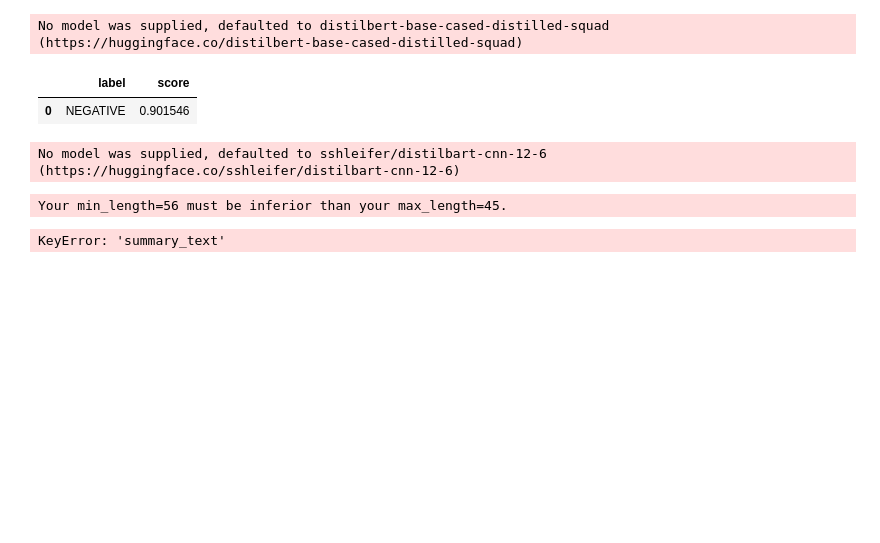
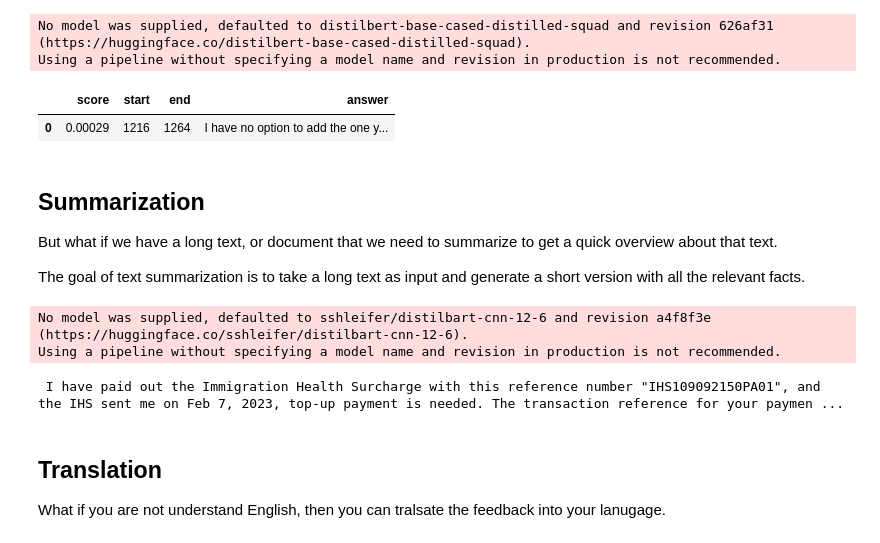
Before and after one commit to Abdelrahmanrezk/nlp_with_transformers, a Jupyter notebook: chapter_1/Hello Transformers.ipynb, the cells around one changed output. Saved outputs shown, nothing was run; the diff lists cells and outputs as text; code cells hidden in the pictures; blank space fills up the shorter version.

```diff
--- a/chapter_1/Hello Transformers.ipynb
+++ b/chapter_1/Hello Transformers.ipynb
@@ -21,0 +21,22 @@ pd.DataFrame(outputs)
+# %%
+text = """I have paid out the Immigration Health Surcharge with this reference number "IHS109092150PA01", and the IHS sent me an email 'The transaction reference for your payment of USD 3,950.41 is IHS109092150PA01|2023-01-26T11:05:00. On completion of your IHS application you will also be emailed a copy of your IHS reference number, which you will need for your immigration application.'
+
+I have attached a screenshot of the payment.
+
+
+But the Immigration health surcharge sends me on Feb 7, 2023, top-up payment is needed and the email format is quoted below:
+
+'Name: MR Abdelrahman Hamdy Rezk
+
+IHS reference number: IHS017333073
+
+A change has been made to the details you provided. You need to pay an additional payment of 3964.2 (USD) by 14 February 2023.'
+
+I have attached a screenshot of the email.
+
+
+So, you have asked me to pay on this reference number: IHS017333073 which has also been on my application, but I have paid out and you have sent me an email with the payment with this reference number: IHS109092150. So please try to solve this problem because they asked me to pay by 14 February 2023, and I already paid, and you have directed me to the next step of my application with another reference number, and I have no option to add the one you have sent me after the IHS payment, so you have to change my payment number of IHS to the IHS number mentioned in my application and you have asked me to pay for it.
+
+I have attached all screenshots required.
+
+"""
@@ -22,23 +102,28 @@ pd.DataFrame(outputs)
 # %%
 q_a = pipeline('question-answering')
-question = "What does the customer want ?"
+question = "What the problem with IHS ?"
+output = q_a(question=question, context=text)
+pd.DataFrame([output])
 # %% [output]
-No model was supplied, defaulted to distilbert-base-cased-distilled-squad (https://huggingface.co/distilbert-base-cased-distilled-squad)
+No model was supplied, defaulted to distilbert-base-cased-distilled-squad and revision 626af31 (https://huggingface.co/distilbert-base-cased-distilled-squad).
+Using a pipeline without specifying a model name and revision in production is not recommended.
+|  | score | start | end | answer |
+| 0 | 0.00029 | 1216 | 1264 | I have no option to add the one y... |
-# %%
-output = q_a(question=question, context=text)
-pd.DataFrame(outputs)
-# %% [output]
-|  | label | score |
-| 0 | NEGATIVE | 0.901546 |
-# %%
-summarizer = pipeline('summarization')
-# %% [output]
-No model was supplied, defaulted to sshleifer/distilbart-cnn-12-6 (https://huggingface.co/sshleifer/distilbart-cnn-12-6)
+# %% [markdown]
+## Summarization
+But what if we have a long text, or document that we need to summarize to get a quick overview about that text.
+
+The goal of text summarization is to take a long text as input and generate a short version with all the relevant facts.
 # %%
-output = summarizer(text, max_length=45, clean_up_tokenization_spaces=True)
-print(outputs[0]['summary_text'])
+summarizer = pipeline('summarization')
+output = summarizer(text, max_length=56, clean_up_tokenization_spaces=True)
+print(output[0]['summary_text'])
 # %% [output]
-Your min_length=56 must be inferior than your max_length=45.
+No model was supplied, defaulted to sshleifer/distilbart-cnn-12-6 and revision a4f8f3e (https://huggingface.co/sshleifer/distilbart-cnn-12-6).
+Using a pipeline without specifying a model name and revision in production is not recommended.
-KeyError: 'summary_text'
+ I have paid out the Immigration Health Surcharge with this reference number "IHS109092150PA01", and the IHS sent me on Feb 7, 2023, top-up payment is needed. The transaction reference for your paymen ...
+# %% [markdown]
+## Translation
+What if you are not understand English, then you can tralsate the feedback into your lanugage.
 # %%
 translator = pipeline("translation_en_to_de", model="Helsinki-NLP/opus-mt-en-de")
```
Also changed, not shown: parts of 16 cells of this notebook, 1 other file.
